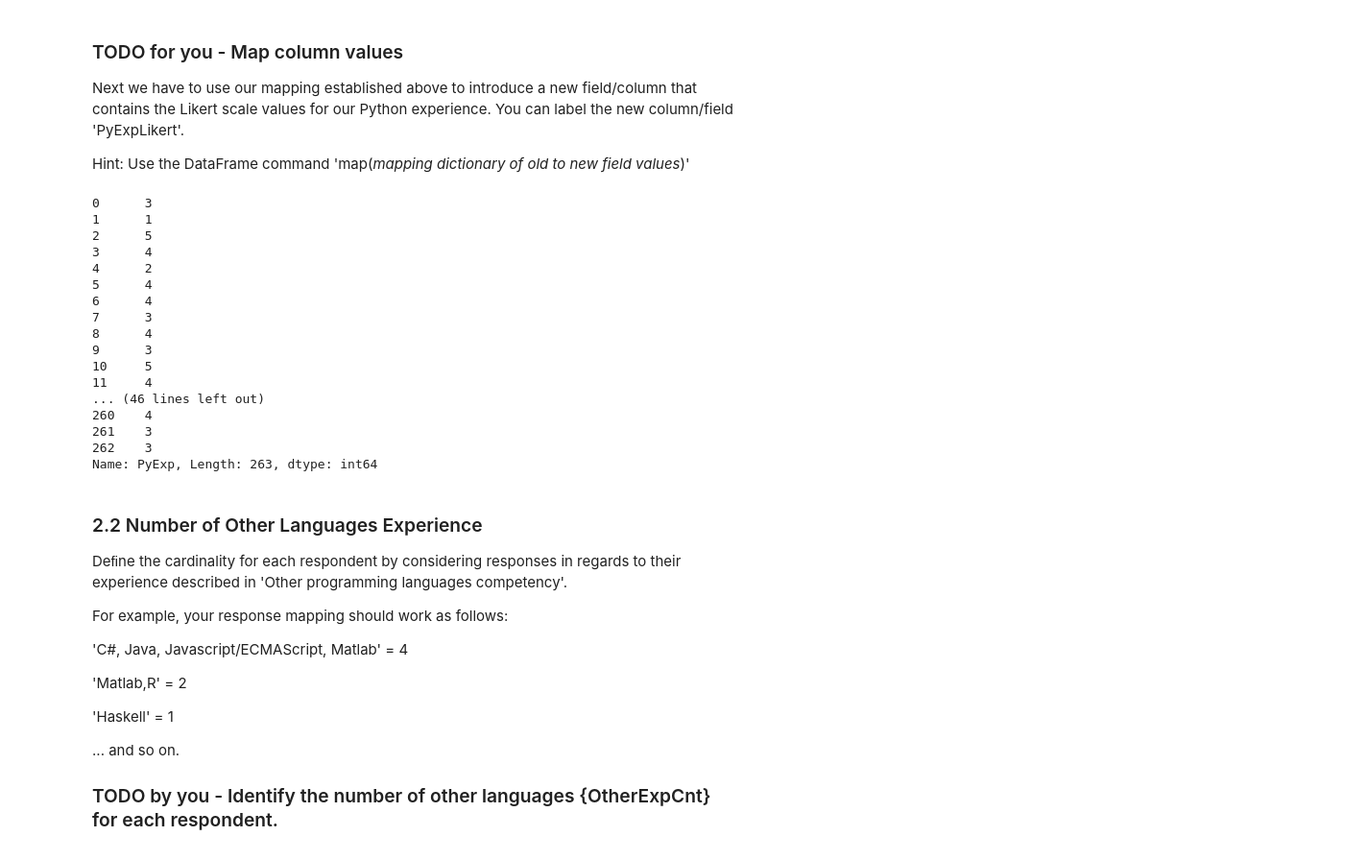
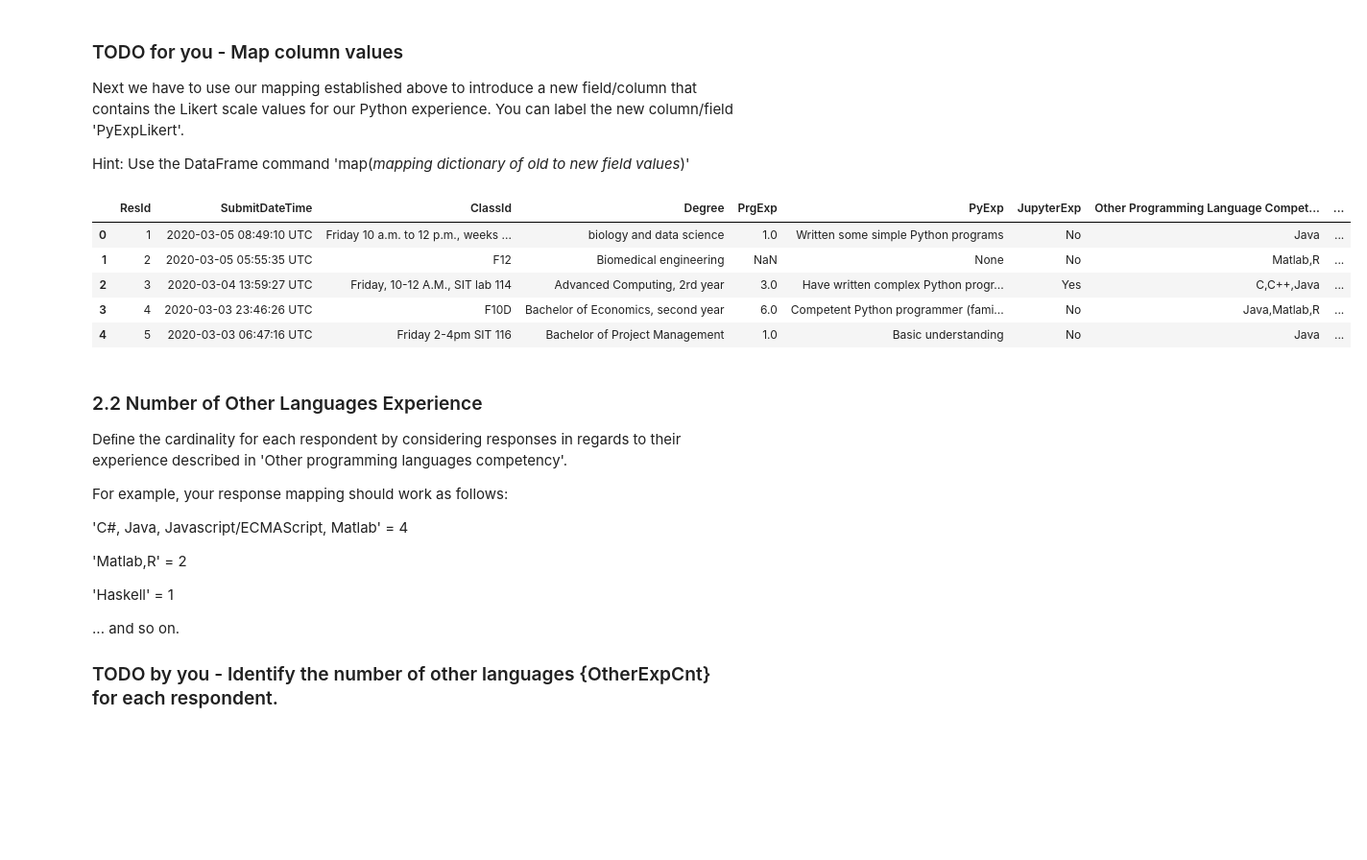
Before and after one commit to Michael5531/DATA2001, a Jupyter notebook: Week2/Tutorial/data2001_y20s1_wk02.ipynb, the cells around one changed output. Shown: that part at 96% size. Saved outputs shown, nothing was run; the diff lists cells and outputs as text; code cells hidden in the pictures; blank space fills up the shorter version.

```diff
--- a/Week2/Tutorial/data2001_y20s1_wk02.ipynb
+++ b/Week2/Tutorial/data2001_y20s1_wk02.ipynb
@@ -184,25 +184,23 @@ Next we have to use our mapping established above to introduce a new field/colum
 Hint: Use the DataFrame command 'map(*mapping dictionary of old to new field values*)'
 # %%
 # TODO - Add a new field / column called 'PyExpLikert' that changes the Experience in Python responses to a Likert Scale
-wrkData["PyExp"].map({"None" : 1, "Basic understanding" : 2, "Written some simple Python programs" : 3, "Competent Python programmer (familiar with eg. functions and classes)" : 4, "Have written complex Python programs already." : 5})
+wrkData['PyExpLikert'] = wrkData['PyExp'].map(
+    {
+        "None" : 1,
+        "Basic understanding" : 2,
+        "Written some simple Python programs" : 3,
+        "Competent Python programmer (familiar with eg. functions and classes)" : 4,
+        "Have written complex Python programs already." : 5
+    }
+)
+wrkData.head()
 # %% [output]
-0      3
-1      1
-2      5
-3      4
-4      2
-5      4
-6      4
-7      3
-8      4
-9      3
-10     5
-11     4
-... (46 lines left out)
-260    4
-261    3
-262    3
-Name: PyExp, Length: 263, dtype: int64
+|  | ResId | SubmitDateTime | ClassId | Degree | PrgExp | PyExp | JupyterExp | Other Programming Language Compet... | ... |
+| 0 | 1 | 2020-03-05 08:49:10 UTC | Friday 10 a.m. to 12 p.m., weeks ... | biology and data science | 1.0 | Written some simple Python programs | No | Java | ... |
+| 1 | 2 | 2020-03-05 05:55:35 UTC | F12 | Biomedical engineering | NaN | None | No | Matlab,R | ... |
+| 2 | 3 | 2020-03-04 13:59:27 UTC | Friday, 10-12 A.M., SIT lab 114 | Advanced Computing, 2rd year | 3.0 | Have written complex Python progr... | Yes | C,C++,Java | ... |
+| 3 | 4 | 2020-03-03 23:46:26 UTC | F10D | Bachelor of Economics, second year | 6.0 | Competent Python programmer (fami... | No | Java,Matlab,R | ... |
+| 4 | 5 | 2020-03-03 06:47:16 UTC | Friday 2-4pm SIT 116 | Bachelor of Project Management | 1.0 | Basic understanding | No | Java | ... |
 # %% [markdown]
 ### 2.2 Number of Other Languages Experience
 
```
Also changed, not shown: parts of 2 cells of this notebook.
